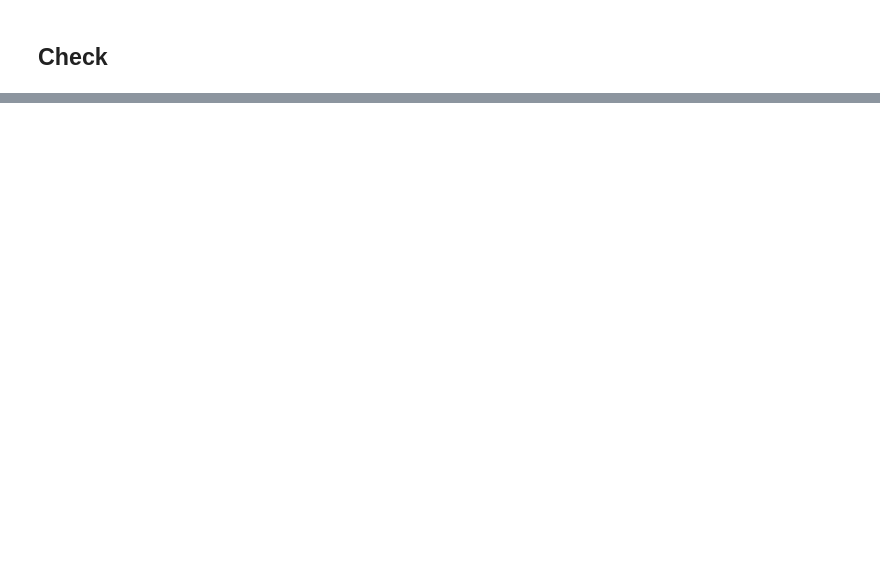
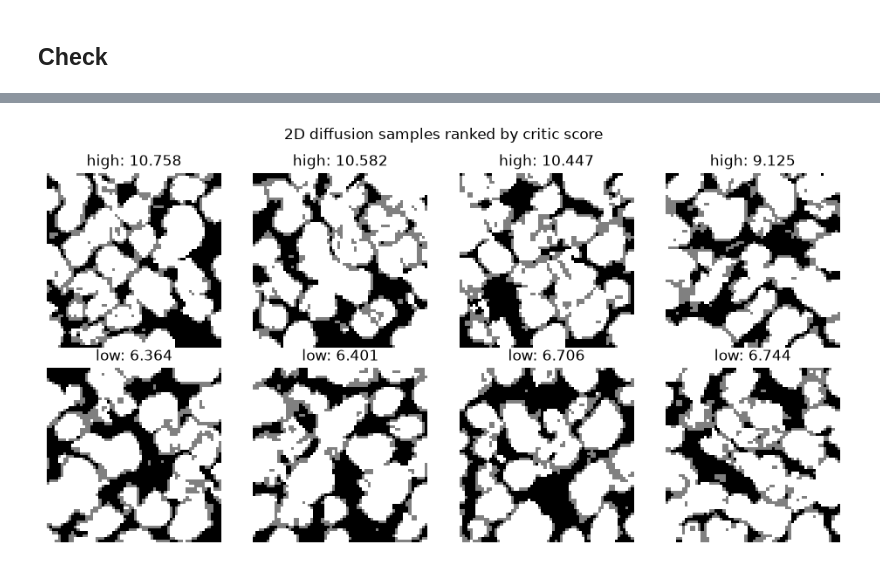
Before and after one commit to phykn/microlad, a Jupyter notebook: notebooks/03_gan.ipynb, the cells around one changed output, grey strips where cells are left out. Drawn from its saved outputs; the diff is of its cells as text; code cells hidden in the pictures; blank space fills up the shorter version.

```diff
--- a/notebooks/03_gan.ipynb
+++ b/notebooks/03_gan.ipynb
@@ -37,6 +43,15 @@ run_dir = Path(RUN_DIR) if RUN_DIR else max(
     key=lambda p: p.stat().st_mtime,
 )
 run_dir = run_dir if run_dir.is_absolute() else ROOT / run_dir
+diffusion_run_dir = Path(DIFFUSION_RUN_DIR) if DIFFUSION_RUN_DIR else max(
+    [p for p in (ROOT / "run").glob("*") if (p / "diffusion.yaml").is_file()],
+    key=lambda p: p.stat().st_mtime,
+)
+diffusion_run_dir = (
+    diffusion_run_dir
+    if diffusion_run_dir.is_absolute()
+    else ROOT / diffusion_run_dir
+)
 device = torch.device("cuda" if torch.cuda.is_available() else "cpu")
 args = Namespace(**load_defaults(run_dir / "gan.yaml"))
 args.data_dir = Path(args.data_dir)
@@ -44,10 +59,14 @@ args.data_dir = args.data_dir if args.data_dir.is_absolute() else ROOT / args.da
 args.batch_size = BATCH_SIZE
 
 dataset = build_dataset(args)
-real_images = next(build_loader(dataset, args, device=torch.device("cpu"))).to(device)
+real_images, _ = next(build_loader(dataset, args, device=torch.device("cpu")))
+real_images = real_images.to(device)
 vae = load_run_vae(run_dir, device)
 generator = load_run_generator(run_dir, device)
-critic = load_run_critic(run_dir, device)
+diffusion_predictor = load_predictor(
+    diffusion_run_dir, diffusion_run_dir, run_dir, device=device
+)
+critic = diffusion_predictor.critic
 
 with torch.no_grad():
     real_latent, _ = vae.encode(real_images)
@@ -61,6 +80,7 @@ with torch.no_grad():
 real_fraction = F.one_hot(real_images[:, 0].long(), num_classes=args.num_phases).float().mean(dim=(0, 1, 2))
 generated_fraction = F.one_hot(generated[:, 0], num_classes=args.num_phases).float().mean(dim=(0, 1, 2))
 print("run:", run_dir)
+print("diffusion run:", diffusion_run_dir)
 print("device:", device)
 print("real fraction:", [round(value, 4) for value in real_fraction.tolist()])
 print("generated fraction:", [round(value, 4) for value in generated_fraction.tolist()])
@@ -81,0 +116,38 @@ plt.tight_layout()
+# %%
+diffusion_vae = diffusion_predictor.vae
+shape = (
+    DIFFUSION_BATCH_SIZE,
+    int(diffusion_vae.latent_ch),
+    int(diffusion_vae.latent_size),
+    int(diffusion_vae.latent_size),
+)
+with torch.no_grad():
+    diffusion_latent = diffusion_predictor.sampler.sample(shape)
+    diffusion_probabilities = diffusion_vae.decode_probs(diffusion_latent)
+    diffusion_phase = probabilities_to_calibrated_labels(
+        diffusion_probabilities, args.num_phases
+    ).cpu()
+    critic_scores = critic(diffusion_latent).flatten().cpu()
+
+display_count = min(DISPLAY_COUNT, DIFFUSION_BATCH_SIZE // 2)
+order = critic_scores.argsort()
+groups = [("high", order[-display_count:].flip(0)), ("low", order[:display_count])]
+
+fig, axes = plt.subplots(
+    2, display_count, figsize=(2.4 * display_count, 5), squeeze=False
+)
+for row, (label, indices) in enumerate(groups):
+    for ax, index in zip(axes[row], indices):
+        ax.imshow(
+            diffusion_phase[index, 0],
+            cmap="gray",
+            vmin=0,
+            vmax=args.num_phases - 1,
+            interpolation="nearest",
+        )
+        ax.set_title(f"{label}: {critic_scores[index]:.3f}")
+        ax.axis("off")
+plt.suptitle("2D diffusion samples ranked by critic score")
+plt.tight_layout()
+# %% [output]
+[figure, added]
```
Also changed, not shown: parts of 5 cells of this notebook, 13 other files.
